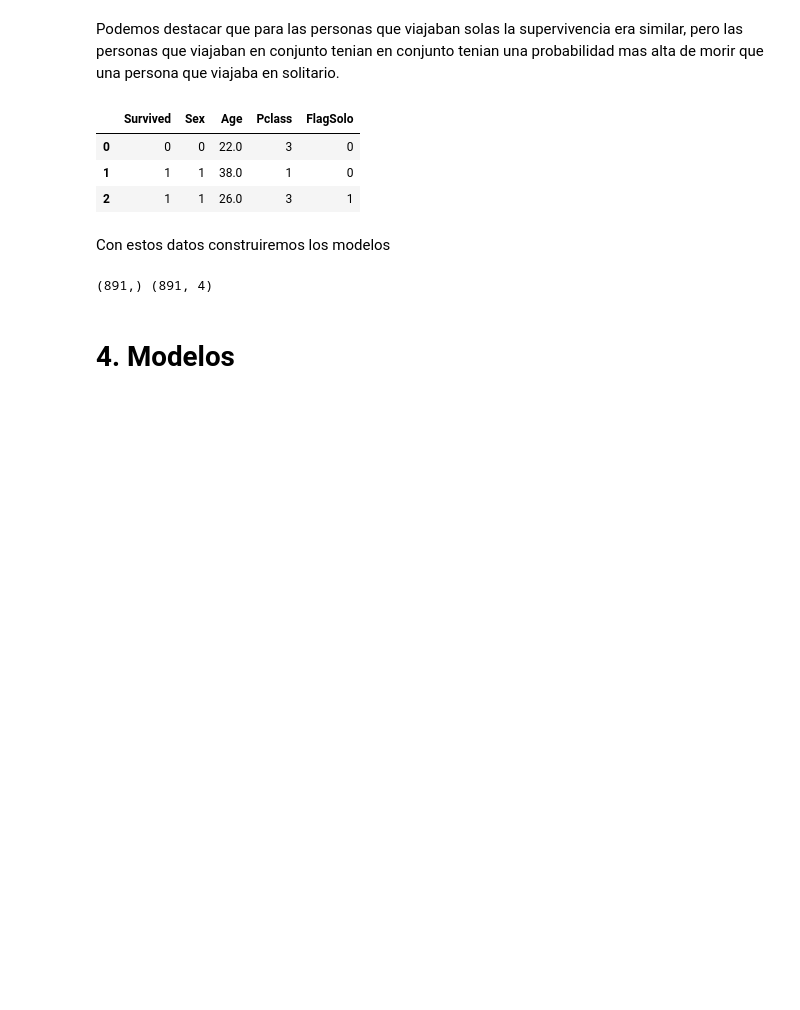
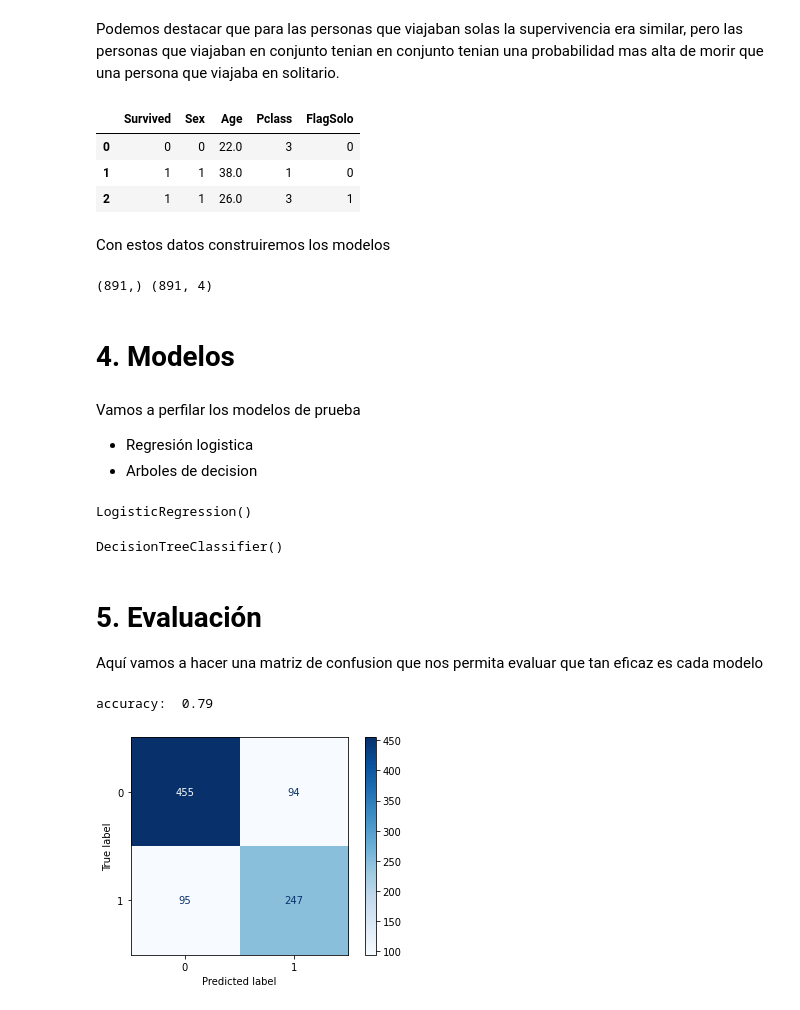
Before and after one commit to sneydermc3007/Analisis_Datos, a Jupyter notebook: Code/Analisis_titanic.ipynb, the cells around one changed output. Saved outputs shown, nothing was run; the diff lists cells and outputs as text; code cells hidden in the pictures; blank space fills up the shorter version.

Commit message:
Modelamiento & Evaluacion de los datos
Sobre el test.cvs

```diff
--- a/Code/Analisis_titanic.ipynb
+++ b/Code/Analisis_titanic.ipynb
@@ -311,3 +313,44 @@ print(y_train.shape, x_train.shape)
 (891,) (891, 4)
 # %% [markdown]
 # 4. Modelos
+# %% [markdown]
+Vamos a perfilar los modelos de prueba
+
+- Regresión logistica
+- Arboles de decision
+# %%
+# Entrenando modelo de regresión logistica
+from sklearn.linear_model import LogisticRegression
+
+logreg = LogisticRegression()
+logreg.fit(x_train, y_train)
+# %% [output]
+LogisticRegression()
+# %%
+# Entrenando modelo de arboles de decision
+from sklearn.tree import DecisionTreeClassifier
+
+decision_tree = DecisionTreeClassifier()
+decision_tree.fit(x_train, y_train)
+# %% [output]
+DecisionTreeClassifier()
+# %% [markdown]
+# 5. Evaluación
+
+Aquí vamos a hacer una matriz de confusion que nos permita evaluar que tan eficaz es cada modelo
+# %%
+from sklearn.metrics import plot_confusion_matrix
+
+def conf_mat_acc(modelo):
+      disp = plot_confusion_matrix(modelo, x_train, y_train,
+                                   cmap= plt.cm.Blues, values_format = "d")
+      true_pred = disp.confusion_matrix[0,0]+disp.confusion_matrix[1,1]
+      total_data = np.sum(disp.confusion_matrix)
+      accuracy = true_pred/total_data
+      print('accuracy: ', np.round(accuracy, 2))
+      plt.show()
+# %%
+conf_mat_acc(logreg)
+# %% [output]
+accuracy:  0.79
+[figure, added]
```
Also changed, not shown: parts of 8 cells of this notebook.
